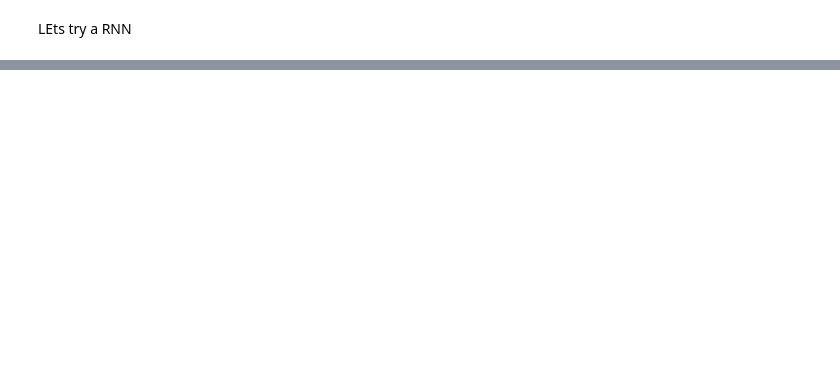
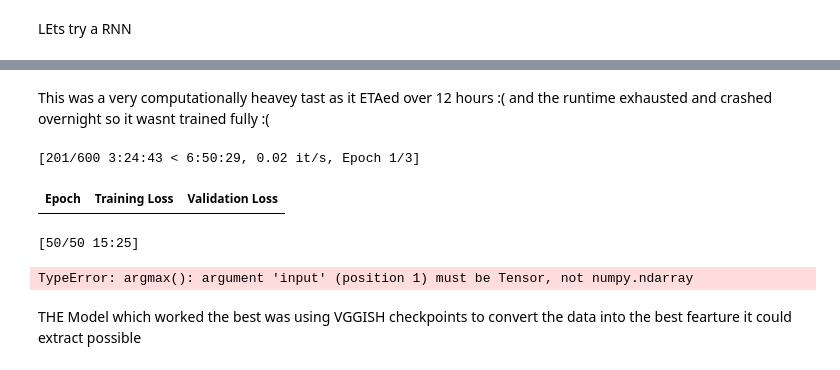
Before and after one commit to TrishankV/Music-Genre-Classifier, a Jupyter notebook: Music_Genre_Classification.ipynb, the cells around one changed output, grey strips where cells are left out. Drawn from its saved outputs; the diff is of its cells as text; code cells hidden in the pictures; blank space fills up the shorter version.

```diff
--- a/Music_Genre_Classification.ipynb
+++ b/Music_Genre_Classification.ipynb
@@ -925,0 +1175,2 @@ Accuracy: 60.66%
+# %%
+astmodel = ASTForAudioClassification.from_pretrained("MIT/ast-finetuned-audioset-10-10-0.4593")
@@ -925,0 +1187,8 @@ Accuracy: 60.66%
+# %%
+def preprocessing(examples):
+    audio_arrays = [x["array"] for x in examples["audio"]] # Access 'array' directly within each audio example
+    inputs = fe(audio_arrays, sampling_rate=16000, return_tensors="pt", padding=True)
+    inputs["labels"] = examples["label"]
+    return inputs
+
+encoded_Data = dataset_dict.map(preprocessing, remove_columns=["audio"], batched=True) # No change here
@@ -925,0 +1210,11 @@ Accuracy: 60.66%
+# %%
+training_args = TrainingArguments(
+    output_dir="./results",
+    evaluation_strategy="epoch",
+    learning_rate=2e-5,
+    per_device_train_batch_size=4,  # Adjust batch size if needed
+    per_device_eval_batch_size=4,
+    num_train_epochs=3,
+    weight_decay=0.01,
+    fp16=True,  # Ensure mixed precision training is enabled
+)
@@ -925,0 +1229,27 @@ Accuracy: 60.66%
+# %%
+metric = load_metric("accuracy")
+
+def compute_metrics(eval_pred):
+    logits, labels = eval_pred
+    predictions = torch.argmax(logits, dim=-1)
+    return metric.compute(predictions=predictions, references=labels)
+
+trainer = Trainer(
+    model=astmodel,
+    args=training_args,
+    train_dataset=encoded_Data["train"],
+    eval_dataset=encoded_Data["validation"],
+    tokenizer=fe,
+    compute_metrics=compute_metrics,
+)
+# %% [markdown]
+This was a very computationally heavey tast as it ETAed over 12 hours :( and the runtime exhausted and crashed overnight so it wasnt trained fully :(
+# %%
+
+trainer.train()
+trainer.save_model("/content/drive/MyDrive/music_genre_classifier/ast_model")
+# %% [output]
+[201/600 3:24:43 < 6:50:29, 0.02 it/s, Epoch 1/3]
+| Epoch | Training Loss | Validation Loss |
+[50/50 15:25]
+TypeError: argmax(): argument 'input' (position 1) must be Tensor, not numpy.ndarray
@@ -925,0 +1265,2 @@ Accuracy: 60.66%
+# %% [markdown]
+THE Model which worked the best was using VGGISH checkpoints to convert the data into the best fearture it could extract possible
```
Also changed, not shown: parts of 140 cells of this notebook.
